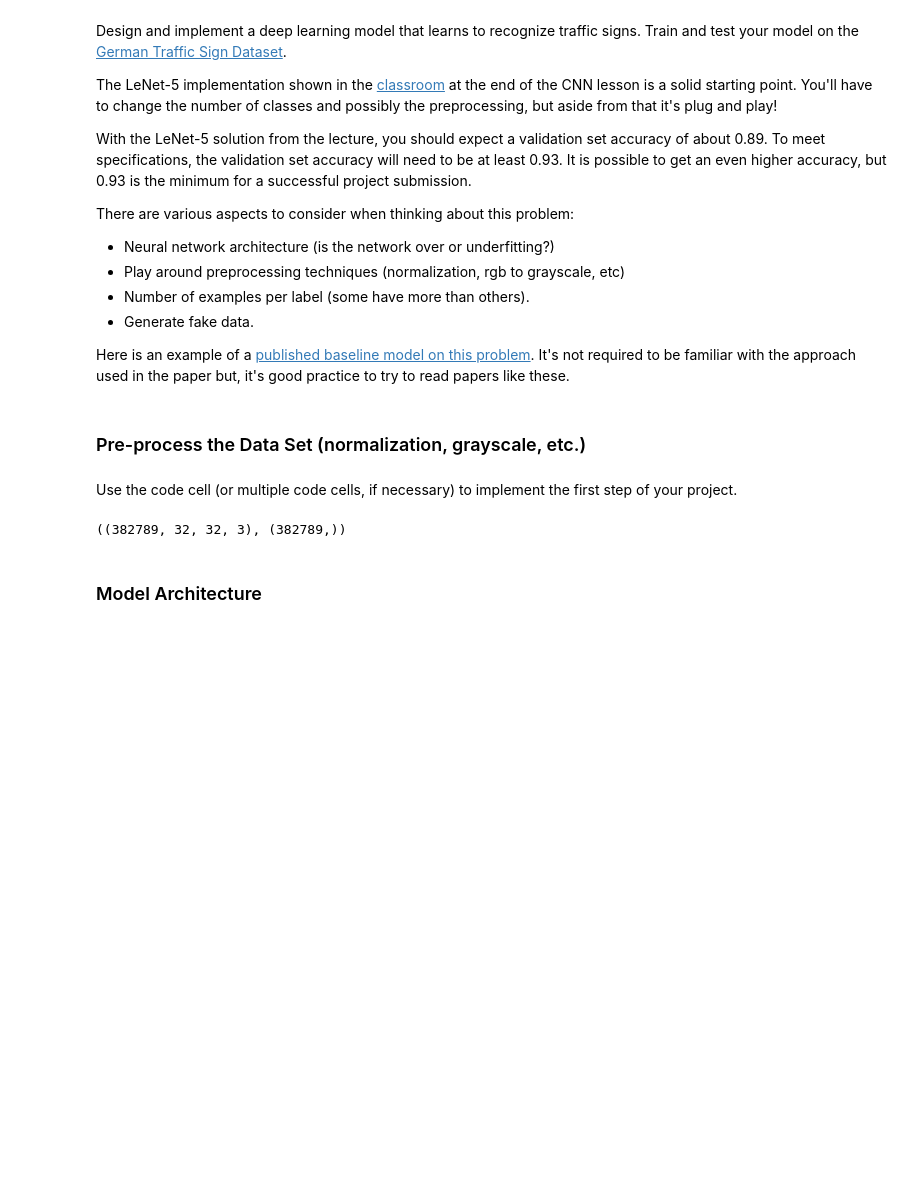
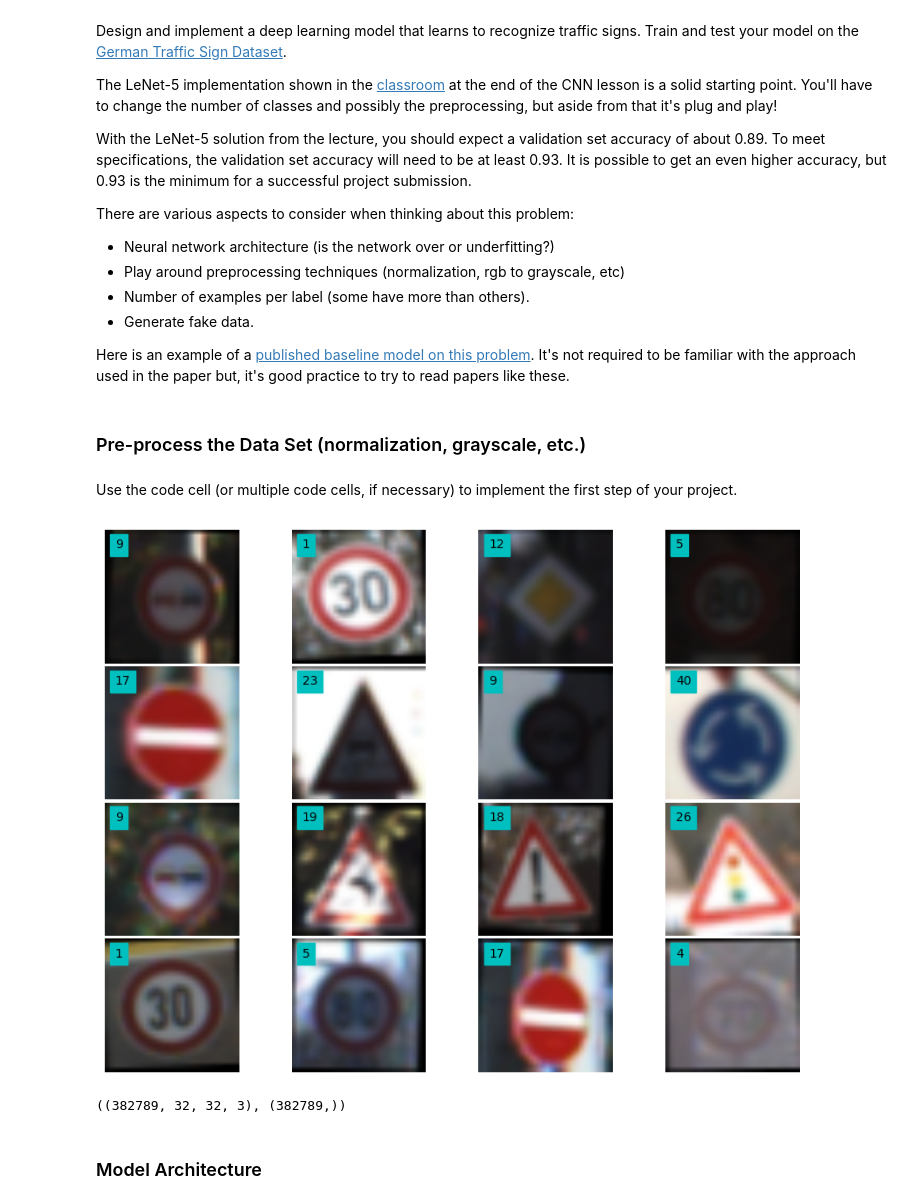
Before and after one commit to ingenieroariel/CarND-Traffic-Sign-Classifier-Project, a Jupyter notebook: Traffic_Sign_Classifier.ipynb, the cells around one changed output. Cells and saved outputs as stored; diff of their text form; code cells hidden in the pictures; blank space fills up the shorter version.

```diff
--- a/Traffic_Sign_Classifier.ipynb
+++ b/Traffic_Sign_Classifier.ipynb
@@ -180,6 +208,10 @@ for i in range(10):
         X_augmented.append(new_image)
 
     X_train = np.vstack([X_train, X_augmented])
+# %%
+plot_random_3C(4,4,X_augmented,y_original)
+# %% [output]
+[figure, added]
 # %%
 X_train.shape, y_train.shape
 # %% [output]
```
Also changed, not shown: parts of 16 cells of this notebook.
